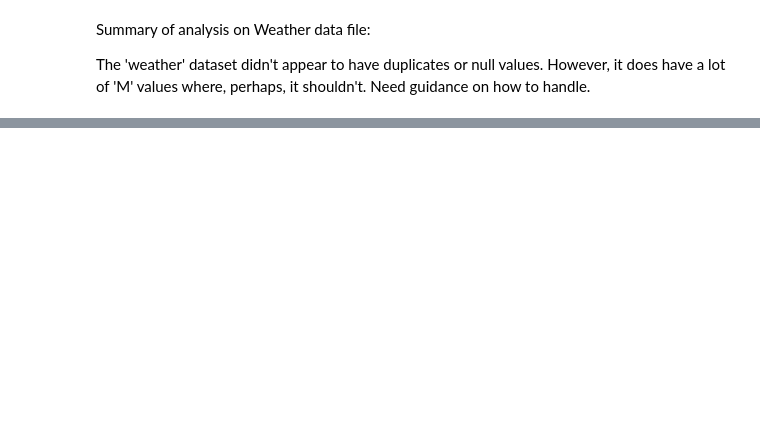
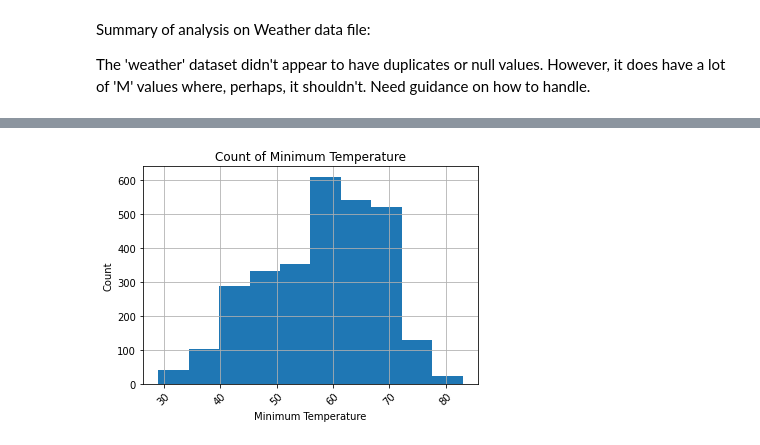
Before and after one commit to MayraC84/Capstone_Two, a Jupyter notebook: West_Nile_Data_Wrangling.ipynb, the cells around one changed output, grey strips where cells are left out. Cells and saved outputs as stored; diff of their text form; code cells hidden in the pictures; blank space fills up the shorter version.

```diff
--- a/West_Nile_Data_Wrangling.ipynb
+++ b/West_Nile_Data_Wrangling.ipynb
@@ -387,0 +649,8 @@ The 'weather' dataset didn't appear to have duplicates or null values. However,
+# %%
+weather.Tmin.hist(bins=10)
+plt.xticks(rotation=45)
+plt.title('Count of Minimum Temperature')
+plt.xlabel('Minimum Temperature')
+plt.ylabel('Count');
+# %% [output]
+[figure, added]
```
Also changed, not shown: parts of 77 cells of this notebook.
